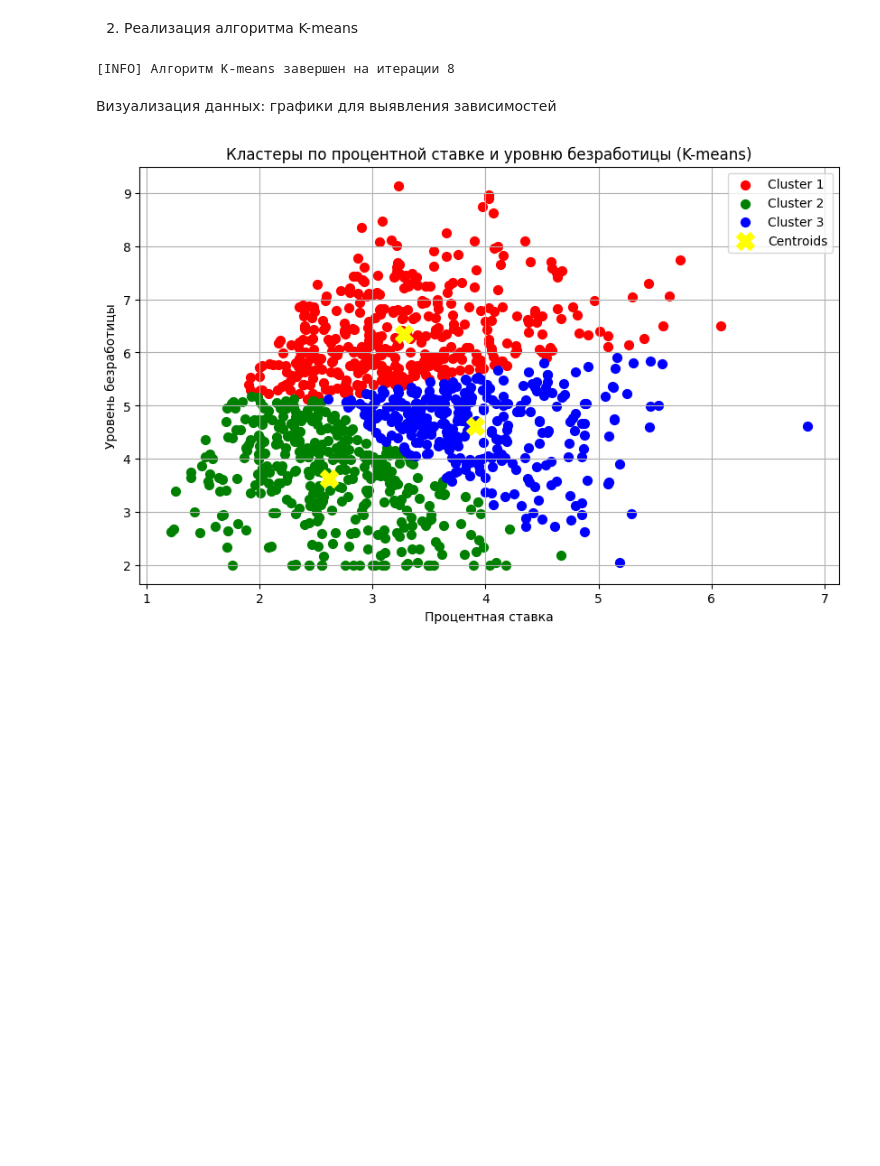
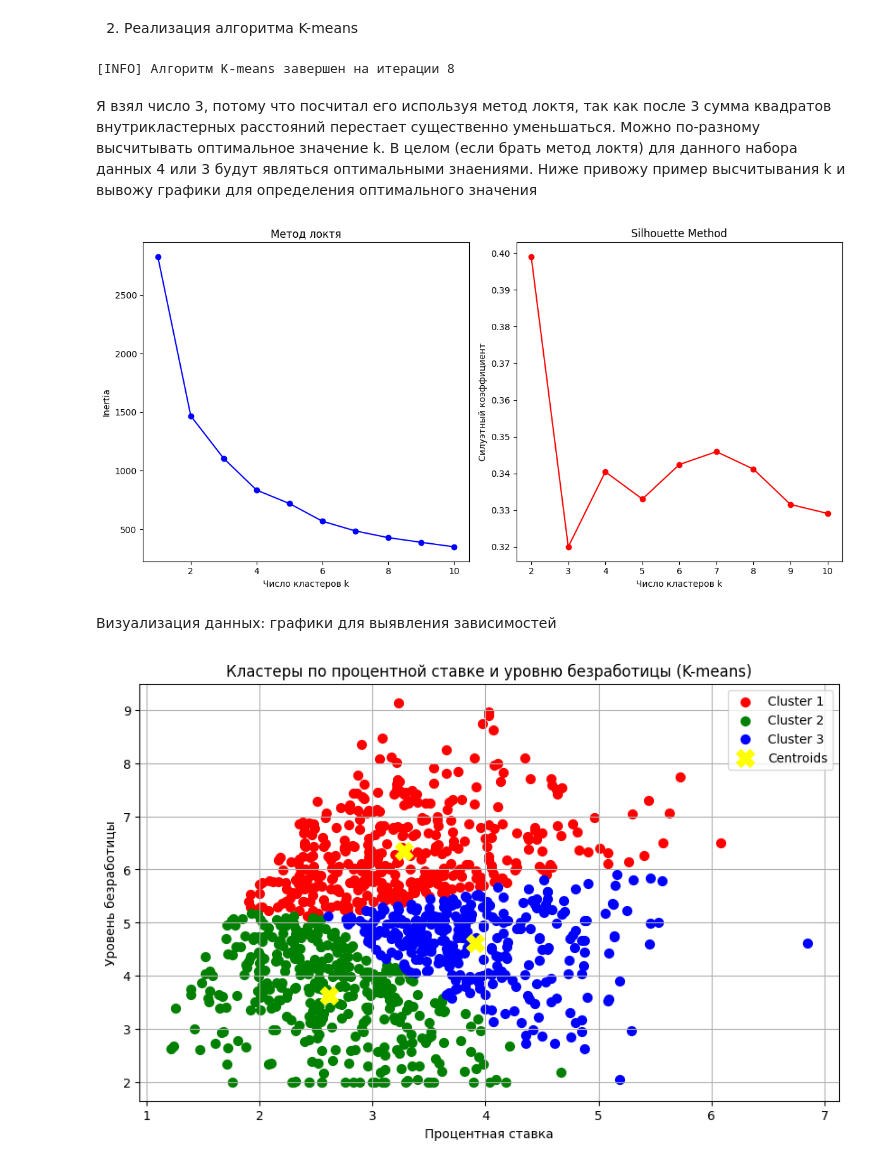
Before and after one commit to korenoff/LETI_ML, a Jupyter notebook: Lab_2_2373_Коренченко_И_А.ipynb, the cells around one changed output. Drawn from its saved outputs; the diff is of its cells as text; code cells hidden in the pictures; blank space fills up the shorter version.

```diff
--- a/Lab_2_2373_Коренченко_И_А.ipynb
+++ b/Lab_2_2373_Коренченко_И_А.ipynb
@@ -54,6 +54,47 @@ labels, centroids = kmeans(data_points, k)
 df['Cluster'] = labels
 # %% [output]
 [INFO] Алгоритм K-means завершен на итерации 8
+# %% [markdown]
+Я взял число 3, потому что посчитал его используя метод локтя, так как после 3 сумма квадратов внутрикластерных расстояний перестает существенно уменьшаться.
+Можно по-разному высчитывать оптимальное значение k. В целом (если брать метод локтя) для данного набора данных 4 или 3 будут являться оптимальными знаениями. Ниже привожу пример высчитывания k и вывожу графики для определения оптимального значения
+# %%
+from sklearn.cluster import KMeans
+from sklearn.metrics import silhouette_score
+import matplotlib.pyplot as plt
+
+# Найдем оптимальное k методом локтя
+inertia = []
+silhouette_scores = []
+K = range(1, 11)
+
+for k in K:
+ kmeans = KMeans(n_clusters=k, random_state=42)
+ kmeans.fit(data_points)
+ inertia.append(kmeans.inertia_)
+
+ if k > 1: # Силуэтный коэффициент имеет смысл только для k > 1
+    labels = kmeans.labels_
+    silhouette_scores.append(silhouette_score(data_points, labels))
+
+# Построим график
+plt.figure(figsize=(12, 6))
+
+plt.subplot(1, 2, 1)
+plt.plot(K, inertia, 'bo-')
+plt.xlabel('Число кластеров k')
+plt.ylabel('Inertia')
+plt.title('Метод локтя')
+
+plt.subplot(1, 2, 2)
+plt.plot(K[1:], silhouette_scores, 'ro-')
+plt.xlabel('Число кластеров k')
+plt.ylabel('Силуэтный коэффициент')
+plt.title('Silhouette Method')
+
+plt.tight_layout()
+plt.show()
+# %% [output]
+[figure, added]
 # %% [markdown]
 Визуализация данных: графики для выявления зависимостей
 # %%
```
